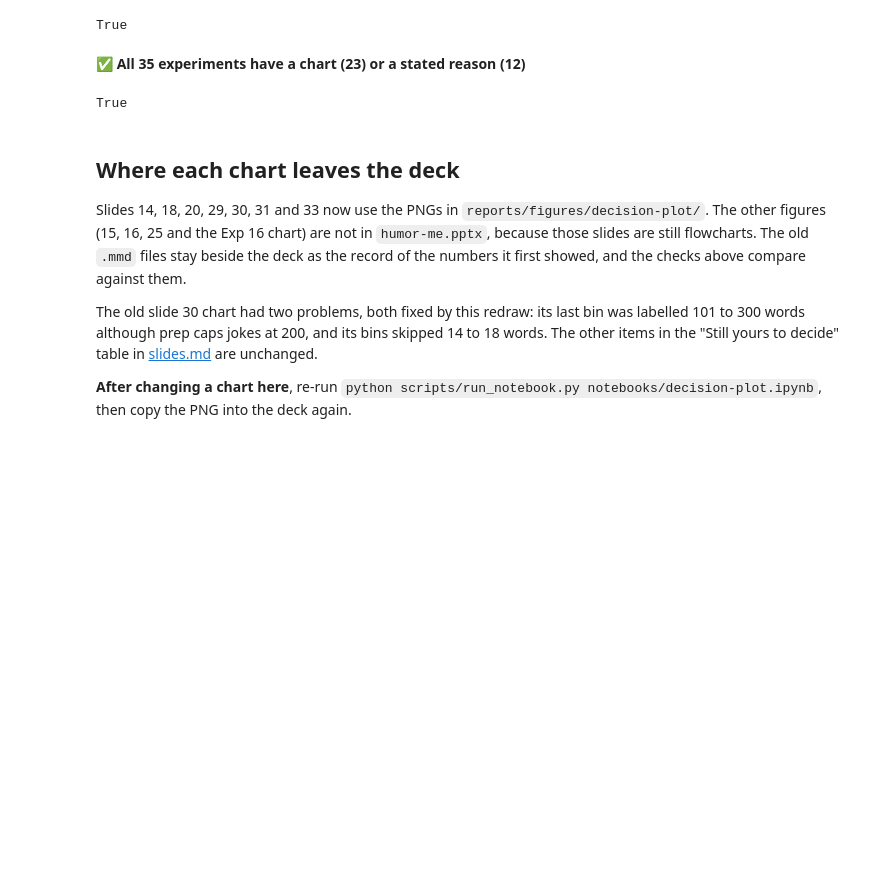
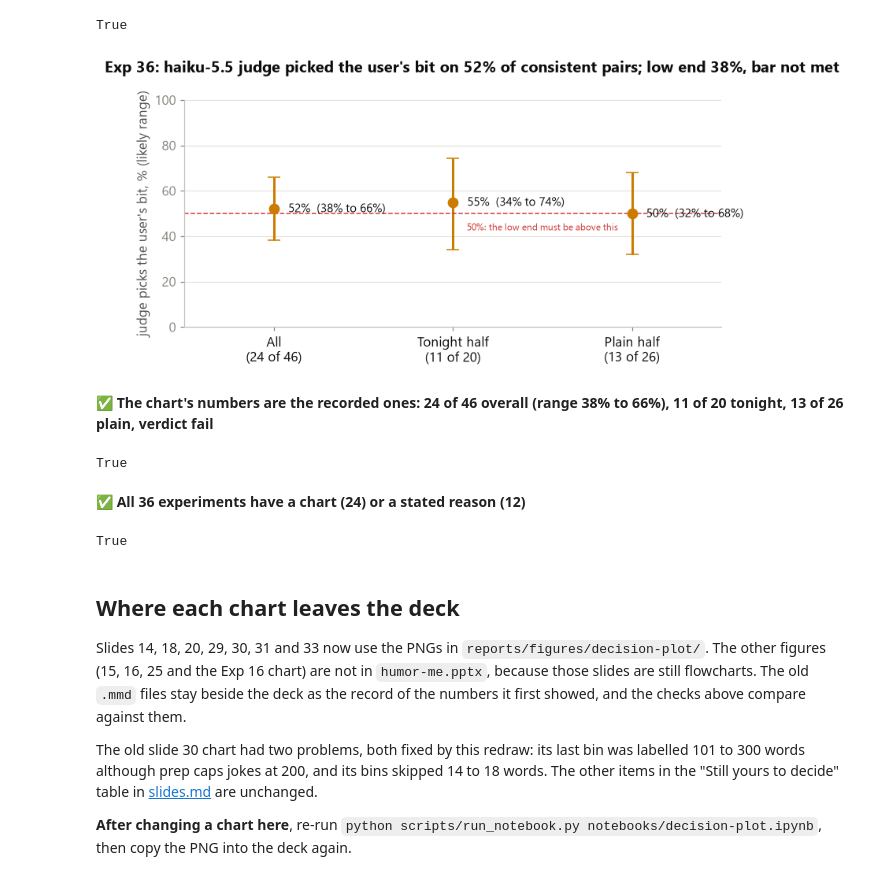
Before and after one commit to supriya-kotturu/humor-me, a Jupyter notebook: notebooks/decision-plot.ipynb, the cells around one changed output. Cells and saved outputs as stored; diff of their text form; code cells hidden in the pictures; blank space fills up the shorter version.

```diff
--- a/notebooks/decision-plot.ipynb
+++ b/notebooks/decision-plot.ipynb
@@ -1178,6 +1178,34 @@ check("The chart's numbers are the recorded ones: run 1 rejected 0 of 1 kept, ru
 [figure]
 ✅ **The chart's numbers are the recorded ones: run 1 rejected 0 of 1 kept, run 2 rejected 2 of 23 (bar 20%); funnier 5 and 5, feels like tonight 9 and 5, both verdicts adopt**
 True
+# %%
+# Exp 36: does the judge pick the user's bit? Agreement on the pairs it answered the same way in both orders, with its
+# likely range (95%), overall and by half, against the 50% line the low end has to clear. The judge is a writer-colour model.
+from sim import judge_calibration as jc
+g36 = metric("dpo_judge_gate")
+pts = [("All\n(24 of 46)", g36["agree_consistent"], g36["consistent"], g36["wilson95"])]
+for h, v in g36["by_half"].items():
+    pts.append((f"{h.capitalize()} half\n({v['agree']} of {v['consistent']})", v["agree"], v["consistent"], jc.wilson(v["agree"], v["consistent"])))
+fig, ax = plt.subplots(figsize=(8.0, 3.8))
+for x, (name, a, c, (lo, hi)) in enumerate(pts):
+    ax.errorbar(x, 100 * a / c, yerr=[[100 * (a / c - lo)], [100 * (hi - a / c)]], fmt="o", color=WRITER["claude-haiku-5-5"], ms=8, capsize=5, lw=2)
+    ax.annotate(f"{a / c:.0%}  ({lo:.0%} to {hi:.0%})", (x, 100 * a / c), xytext=(12, -3), textcoords="offset points", fontsize=10)
+ax.axhline(50, color=MISSED, lw=1, ls="--")
+ax.annotate("50%: the low end must be above this", (1.5, 50), xytext=(0, -14), textcoords="offset points", ha="center", fontsize=8, color=MISSED)
+ax.set_xticks(range(3), [p[0] for p in pts], color=INK)
+ax.set_xlim(-.5, 2.5); ax.set_ylim(0, 100); ax.grid(axis="x", visible=False)
+ax.set_ylabel("judge picks the user's bit, % (likely range)")
+fig.suptitle("Exp 36: haiku-5.5 judge picked the user's bit on 52% of consistent pairs; low end 38%, bar not met", x=0.01, ha="left", fontweight="bold")
+fig.subplots_adjust(top=.86, bottom=.17)
+done(fig, "exp36-judge-gate")
+check("The chart's numbers are the recorded ones: 24 of 46 overall (range 38% to 66%), 11 of 20 tonight, 13 of 26 plain, verdict fail",
+      (g36["agree_consistent"], g36["consistent"]) == (24, 46) and round(g36["wilson95"][0], 2) == 0.38 and round(g36["wilson95"][1], 2) == 0.66
+      and (g36["by_half"]["tonight"]["agree"], g36["by_half"]["tonight"]["consistent"]) == (11, 20)
+      and (g36["by_half"]["plain"]["agree"], g36["by_half"]["plain"]["consistent"]) == (13, 26) and g36["verdict"] == "fail")
+# %% [output]
+[figure, added]
+✅ **The chart's numbers are the recorded ones: 24 of 46 overall (range 38% to 66%), 11 of 20 tonight, 13 of 26 plain, verdict fail**
+True
 # %%
 DP = "reports/figures/decision-plot"
 COVERAGE = {
@@ -1215,7 +1243,8 @@ COVERAGE = {
     33: [f"{DP}/exp33-material.png"],
     34: [f"{DP}/exp34-topic-only.png"],
     35: [f"{DP}/exp35-tonight.png"],
-    36: "No chart yet: pending, the user ranks the pairs and runs the gate. One agreement count out of 60 against a bar of 38, and a table says it.",
+    36: [f"{DP}/exp36-judge-gate.png"],
+    37: "No chart yet: pending, the user runs the Opus judge. Its agreement and likely range will join the Exp 36 chart as a second point once recorded.",
 }
 exps = {int(m.group(1)) for path in sorted((ROOT / "notebooks").glob("decisions-*.ipynb"))
         for c in json.loads(path.read_text(encoding="utf-8"))["cells"] if c["cell_type"] == "markdown"
@@ -1228,7 +1257,7 @@ check(f"All {len(exps)} experiments have a chart ({charted}) or a stated reason
       + (f"; missing: {missing}" if missing else "") + (f"; no longer in the decisions notebooks: {stale}" if stale else "")
       + (f"; files not found: {absent}" if absent else ""), not missing and not stale and not absent)
 # %% [output]
-✅ **All 35 experiments have a chart (23) or a stated reason (12)**
+✅ **All 36 experiments have a chart (24) or a stated reason (12)**
 True
 # %% [markdown]
 ## Where each chart leaves the deck
```
Also changed, not shown: 9 other files.
